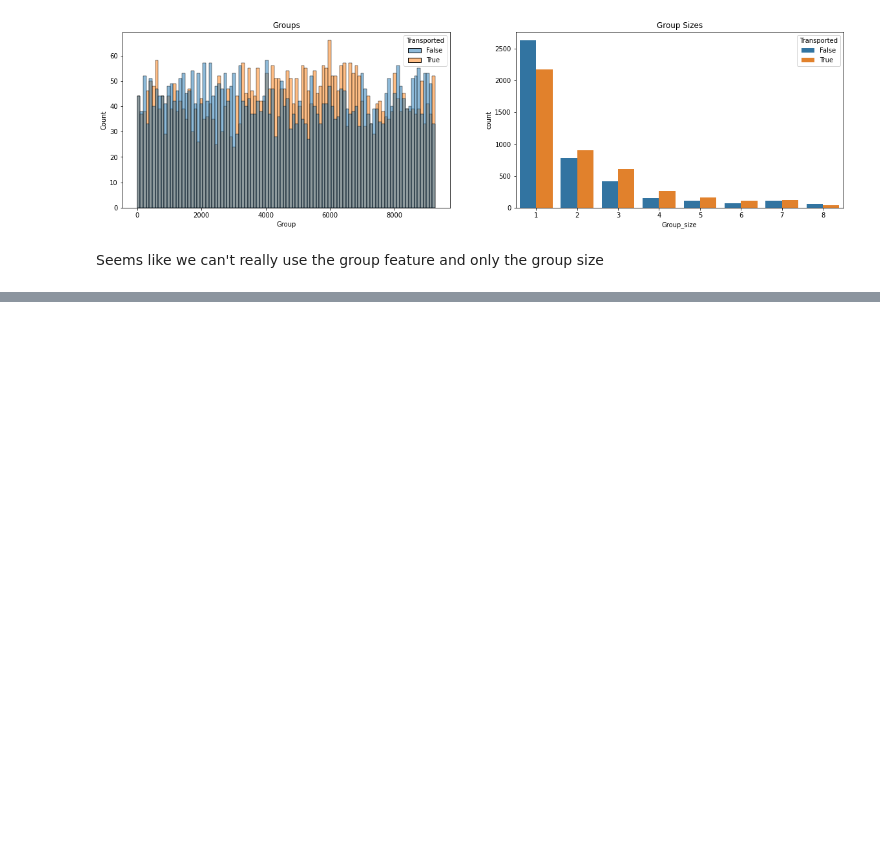
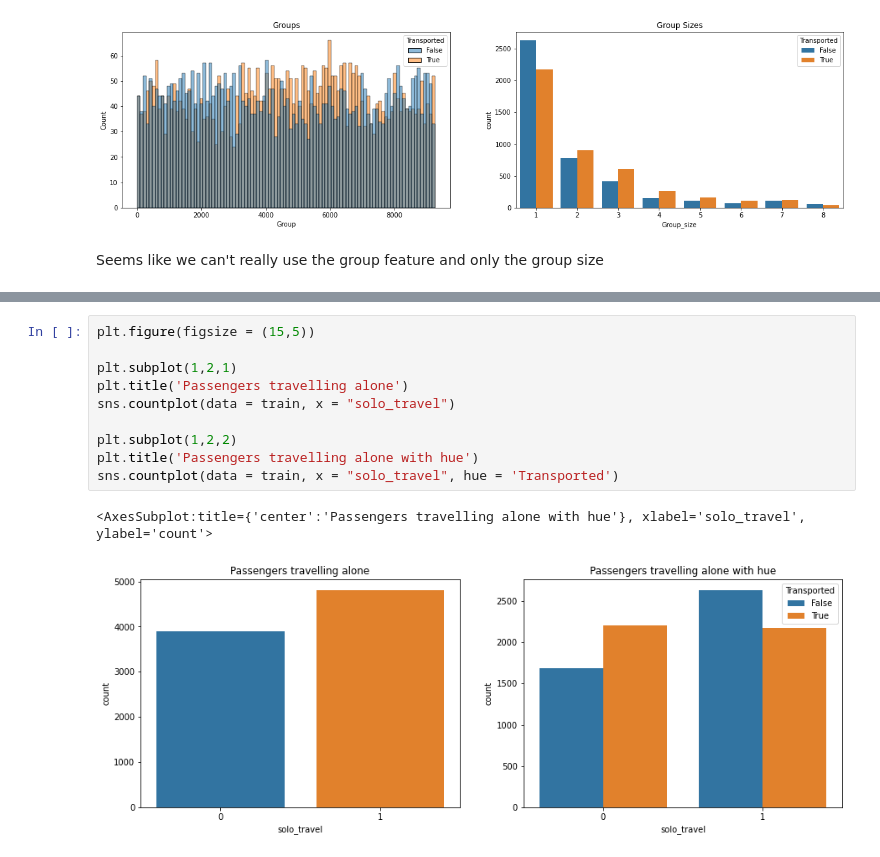
Before and after one commit to danielsaiger1/Data_Analytics, a Jupyter notebook: spaceship-titanic.ipynb, the cells around one changed output, grey strips where cells are left out. Drawn from its saved outputs; the diff is of its cells as text; blank space fills up the shorter version.

```diff
--- a/spaceship-titanic.ipynb
+++ b/spaceship-titanic.ipynb
@@ -404,0 +416,13 @@ Seems like we can't really use the group feature and only the group size
+# %%
+plt.figure(figsize = (15,5))
+
+plt.subplot(1,2,1)
+plt.title('Passengers travelling alone')
+sns.countplot(data = train, x = "solo_travel")
+
+plt.subplot(1,2,2)
+plt.title('Passengers travelling alone with hue')
+sns.countplot(data = train, x = "solo_travel", hue = 'Transported')
+# %% [output]
+<AxesSubplot:title={'center':'Passengers travelling alone with hue'}, xlabel='solo_travel', ylabel='count'>
+[figure, added]
```
Also changed, not shown: parts of 7 cells of this notebook.
